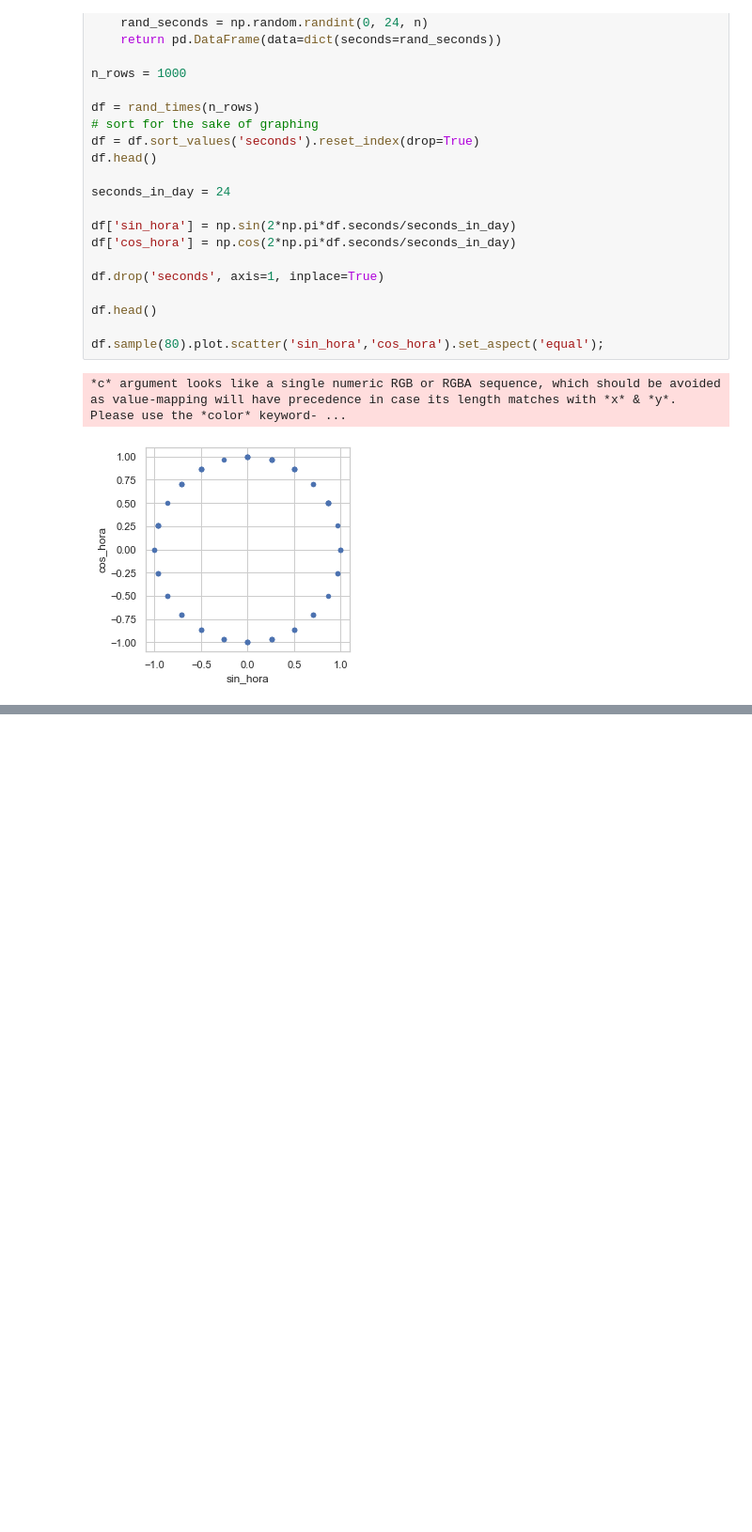
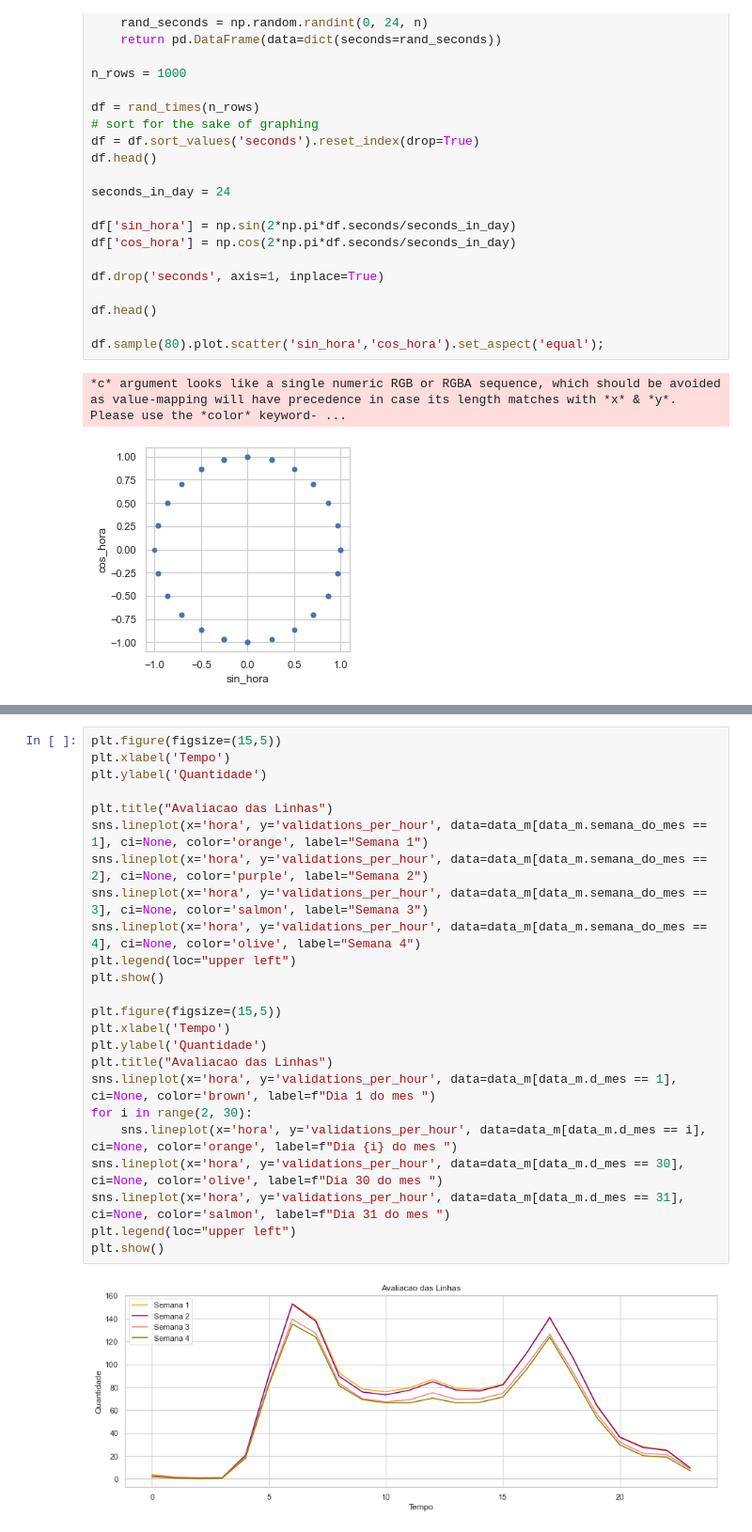
Before and after one commit to medeirosvictor/ds-mobilidade-urbana-fortaleza, a Jupyter notebook: Data-Visualization.ipynb, the cells around one changed output, grey strips where cells are left out. Shown at 94% size. Cells and saved outputs as stored; diff of their text form; blank space fills up the shorter version.

```diff
--- a/Data-Visualization.ipynb
+++ b/Data-Visualization.ipynb
@@ -223,0 +224,26 @@ df.cos_hora.plot()
+# %%
+plt.figure(figsize=(15,5))
+plt.xlabel('Tempo')
+plt.ylabel('Quantidade')
+
+plt.title("Avaliacao das Linhas")
+sns.lineplot(x='hora', y='validations_per_hour', data=data_m[data_m.semana_do_mes == 1], ci=None, color='orange', label="Semana 1")
+sns.lineplot(x='hora', y='validations_per_hour', data=data_m[data_m.semana_do_mes == 2], ci=None, color='purple', label="Semana 2")
+sns.lineplot(x='hora', y='validations_per_hour', data=data_m[data_m.semana_do_mes == 3], ci=None, color='salmon', label="Semana 3")
+sns.lineplot(x='hora', y='validations_per_hour', data=data_m[data_m.semana_do_mes == 4], ci=None, color='olive', label="Semana 4")
+plt.legend(loc="upper left")
+plt.show()
+
+plt.figure(figsize=(15,5))
+plt.xlabel('Tempo')
+plt.ylabel('Quantidade')
+plt.title("Avaliacao das Linhas")
+sns.lineplot(x='hora', y='validations_per_hour', data=data_m[data_m.d_mes == 1], ci=None, color='brown', label=f"Dia 1 do mes ")
+for i in range(2, 30):
+    sns.lineplot(x='hora', y='validations_per_hour', data=data_m[data_m.d_mes == i], ci=None, color='orange', label=f"Dia {i} do mes ")
+sns.lineplot(x='hora', y='validations_per_hour', data=data_m[data_m.d_mes == 30], ci=None, color='olive', label=f"Dia 30 do mes ")
+sns.lineplot(x='hora', y='validations_per_hour', data=data_m[data_m.d_mes == 31], ci=None, color='salmon', label=f"Dia 31 do mes ")
+plt.legend(loc="upper left")
+plt.show()
+# %% [output]
+[figure, added]
```
Also changed, not shown: parts of 3 cells of this notebook, 4 other files.
